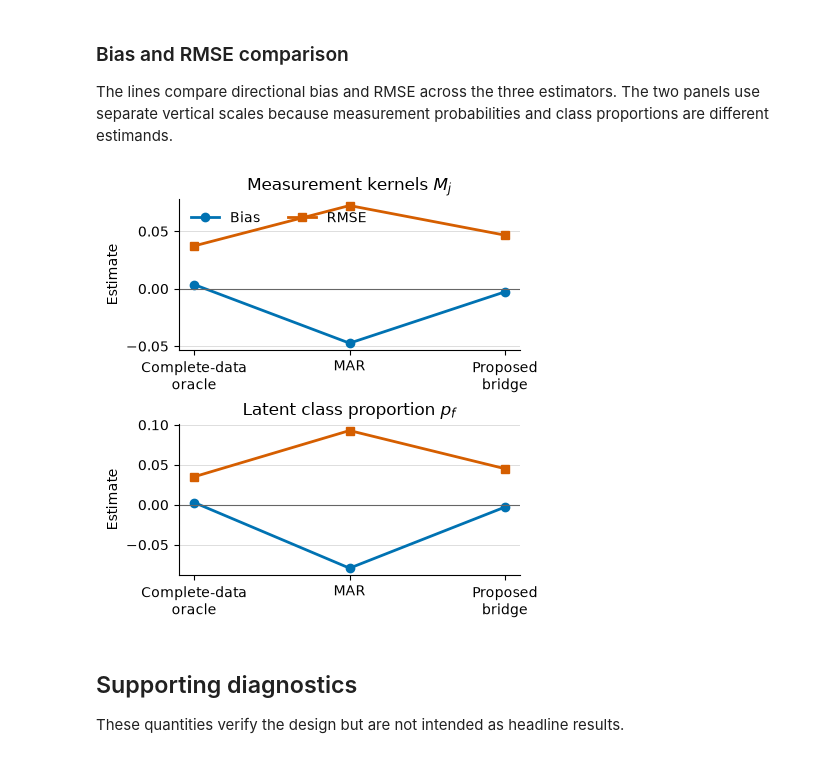
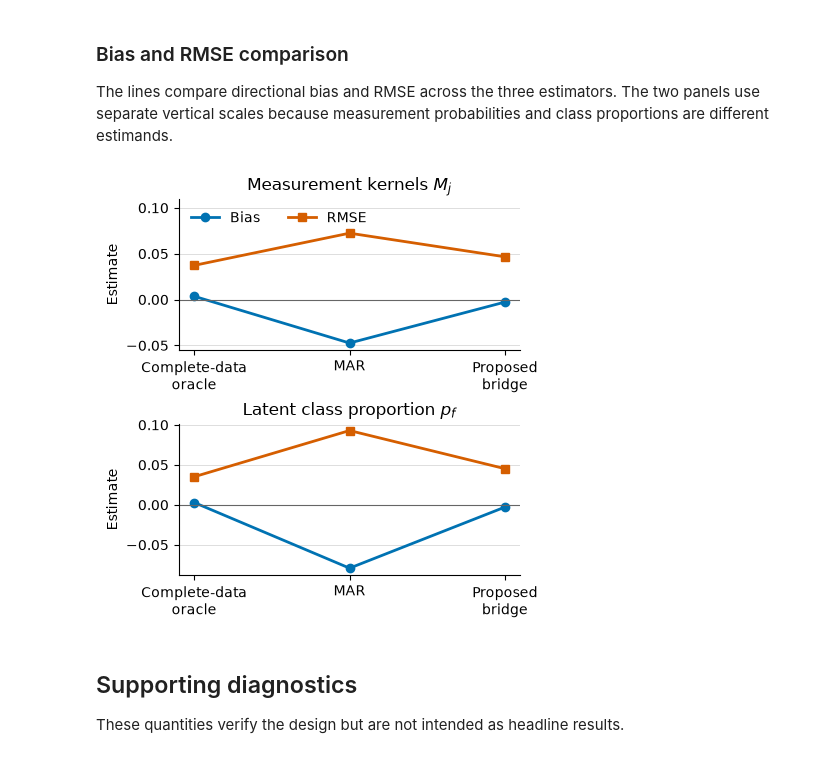
Before and after one commit to MHsamurai/missing-IV, a Jupyter notebook: simulation/allman_latent_mnar_simulation.ipynb, the cells around one changed output. Cells and saved outputs as stored; diff of their text form; code cells hidden in the pictures.

Commit message:
Fix Figure 4 legend overlap

```diff
--- a/simulation/allman_latent_mnar_simulation.ipynb
+++ b/simulation/allman_latent_mnar_simulation.ipynb
@@ -83,34 +83,35 @@ The lines compare directional bias and RMSE across the three estimators. The two
 import matplotlib.pyplot as plt
 
 method_order = ["full_data_oracle", "mar", "proposed_bridge"]
 method_labels = ["Complete-data\noracle", "MAR", "Proposed\nbridge"]
 plot_data = summary.set_index("method").loc[method_order]
 x = range(len(method_order))
 colors = {"Bias": "#0072B2", "RMSE": "#D55E00"}
 
 fig, axes = plt.subplots(2, 1, figsize=(4.4, 4.5), constrained_layout=True)
 for axis, bias_column, rmse_column, title in [
     (axes[0], "M_bias", "M_RMSE", r"Measurement kernels $M_j$"),
     (axes[1], "p_f1_bias", "p_f1_RMSE", r"Latent class proportion $p_f$"),
 ]:
     axis.plot(x, plot_data[bias_column], marker="o", linewidth=2.0,
               color=colors["Bias"], label="Bias")
     axis.plot(x, plot_data[rmse_column], marker="s", linewidth=2.0,
               color=colors["RMSE"], label="RMSE")
     axis.axhline(0, color="#666666", linewidth=0.8)
     axis.set_xticks(list(x), method_labels)
     axis.set_title(title)
     axis.set_ylabel("Estimate")
     axis.grid(axis="y", color="#DDDDDD", linewidth=0.7)
     axis.spines[["top", "right"]].set_visible(False)
+axes[0].set_ylim(-0.055, 0.11)
 axes[0].legend(frameon=False, loc="upper left", ncol=2)
 figure_dir = ROOT / "simulation" / "figures"
 figure_dir.mkdir(exist_ok=True)
 fig.savefig(figure_dir / "allman_bias_rmse_comparison.pdf", bbox_inches="tight")
 fig.savefig(figure_dir / "allman_bias_rmse_comparison.png", dpi=220, bbox_inches="tight")
 plt.show()
 # %% [output]
-[figure, old version]
+[figure, new version]
 # %% [markdown]
 ## Supporting diagnostics
 
```
Also changed, not shown: 2 other files.
